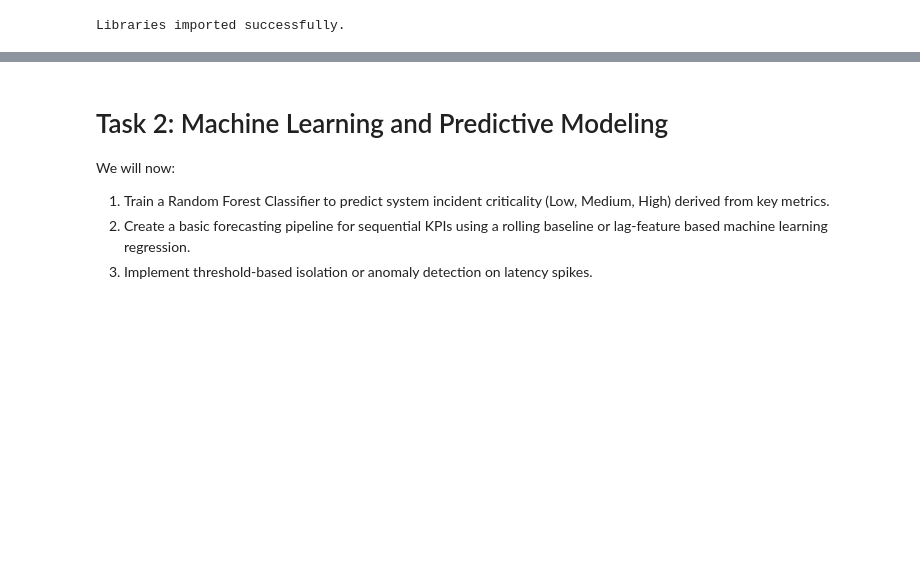
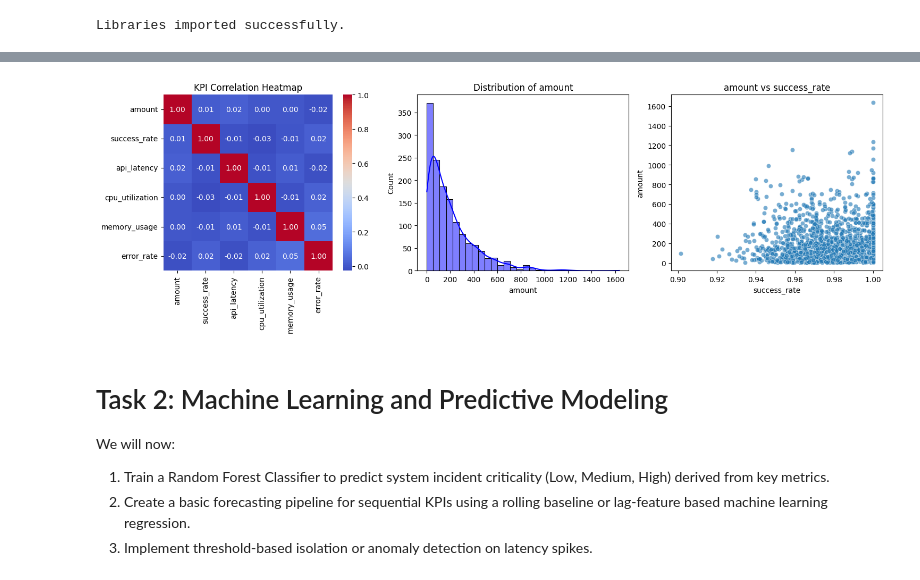
Before and after one commit to zeba49608-beep/BankingOperationsObservabilityandPredictiveAnalyticsPlatform, a Jupyter notebook: Final_CapstoneZ.ipynb, the cells around one changed output, grey strips where cells are left out. Saved outputs shown, nothing was run; the diff lists cells and outputs as text; code cells hidden in the pictures; blank space fills up the shorter version.

```diff
--- a/Final_CapstoneZ.ipynb
+++ b/Final_CapstoneZ.ipynb
@@ -144,0 +128,67 @@ error_rate         1.000000
+# %%
+import pandas as pd
+import numpy as np
+import matplotlib.pyplot as plt
+import seaborn as sns
+
+# 1. Load your actual uploaded datasets
+trans_df = pd.read_csv('transactions_fraud_train.csv')
+infra_df = pd.read_csv('infrastructure_metrics.csv')
+logs_df = pd.read_csv('application_logs.csv')
+
+# Convert timestamps to standardized datetime format
+trans_df['timestamp'] = pd.to_datetime(trans_df['timestamp'])
+infra_df['timestamp'] = pd.to_datetime(infra_df['timestamp'])
+logs_df['timestamp'] = pd.to_datetime(logs_df['timestamp'])
+
+# Display basic diagnostics of your actual data
+print("=== Actual Transaction Columns & Non-Null Counts ===")
+print(trans_df.info())
+print("\n=== Actual Infrastructure Metrics Columns ===")
+print(infra_df.info())
+
+# 2. Merge Transaction and Infrastructure metrics on closest timestamp alignment
+# Using merge_asof or standard inner merge depending on metric frequency
+merged_df = pd.merge_asof(
+    trans_df.sort_values('timestamp'),
+    infra_df.sort_values('timestamp'),
+    on='timestamp',
+    direction='nearest'
+)
+
+print(f"\nAligned Data Shape: {merged_df.shape[0]} rows")
+
+# 3. Dynamic Correlation Analysis using actual available numeric columns
+numeric_cols = merged_df.select_dtypes(include=[np.number]).columns.tolist()
+# Exclude identifiers if any exist
+excluded_keys = ['step', 'is_fraud', 'is_critical', 'anomaly_label', 'criticality']
+numeric_features = [col for col in numeric_cols if col not in excluded_keys]
+
+print(f"\nNumeric Features selected for EDA: {numeric_features}")
+corr_matrix = merged_df[numeric_features].corr()
+print("\nCorrelation Matrix:")
+print(corr_matrix)
+
+# 4. Generate dynamic visualizations from real properties
+plt.figure(figsize=(15, 5))
+
+# Correlation Heatmap
+plt.subplot(1, 3, 1)
+sns.heatmap(corr_matrix, annot=True, cmap='coolwarm', fmt='.2f')
+plt.title('KPI Correlation Heatmap')
+
+# Real Distribution of first key numeric feature (e.g., Latency/CPU)
+if len(numeric_features) > 0:
+    plt.subplot(1, 3, 2)
+    sns.histplot(merged_df[numeric_features[0]], kde=True, bins=30, color='blue')
+    plt.title(f'Distribution of {numeric_features[0]}')
+
+# Scatter Plot of first two key features
+if len(numeric_features) > 1:
+    plt.subplot(1, 3, 3)
+    sns.scatterplot(data=merged_df, x=numeric_features[1], y=numeric_features[0], alpha=0.6)
+    plt.title(f'{numeric_features[0]} vs {numeric_features[1]}')
+
+plt.tight_layout()
+plt.show()
+# %% [output]
@@ -145,3 +212,4 @@ error_rate         1.000000
+[figure, added]
 # %% [markdown]
 # Task 2: Machine Learning and Predictive Modeling
 
```
Also changed, not shown: parts of 11 cells of this notebook.
